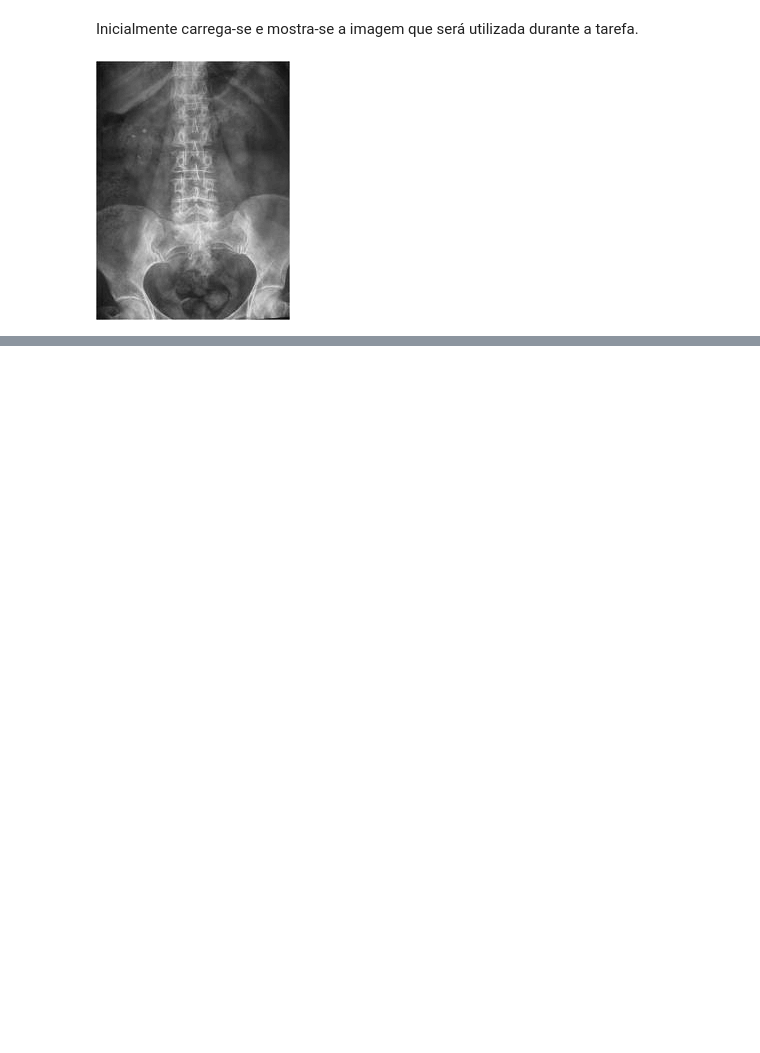
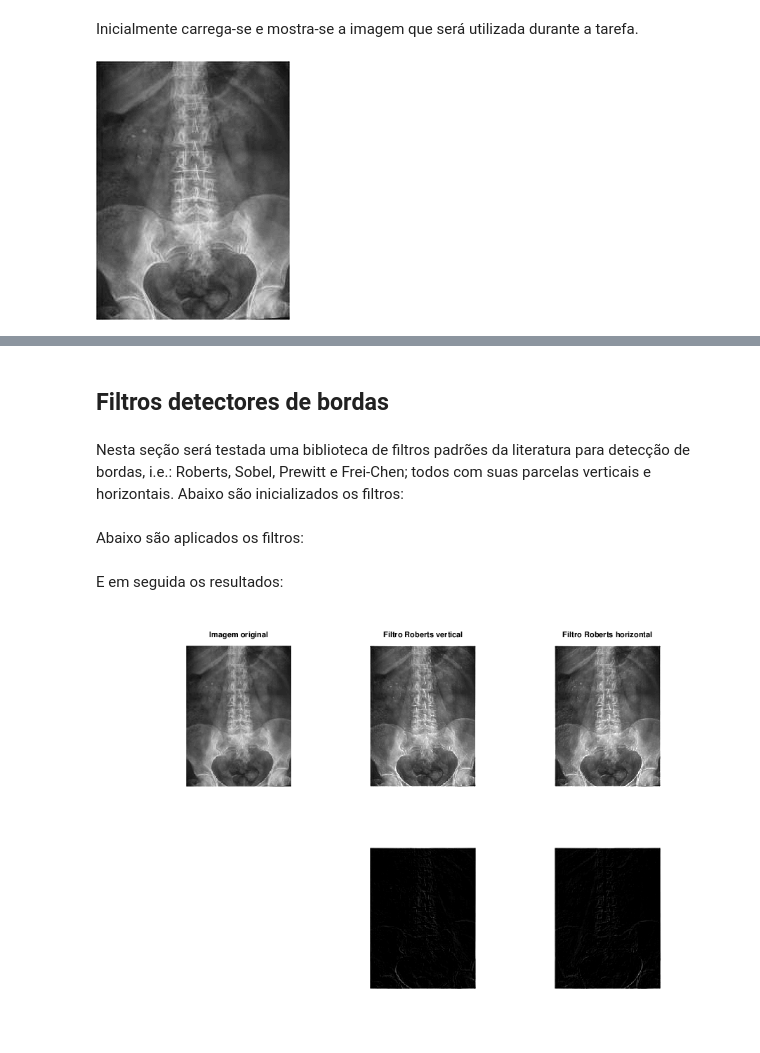
Before and after one commit to Lwao/tarefas-imagens-medicas-2, a Jupyter notebook: Tarefa 7/Tarefa 7 - Imagens Médicas 2.ipynb, the cells around one changed output, grey strips where cells are left out. Cells and saved outputs as stored; diff of their text form; code cells hidden in the pictures; blank space fills up the shorter version.

```diff
--- a/Tarefa 7/Tarefa 7 - Imagens Médicas 2.ipynb
+++ b/Tarefa 7/Tarefa 7 - Imagens Médicas 2.ipynb
@@ -22,0 +100,4 @@ imshow(img)
+# %% [markdown]
+## Filtros detectores de bordas
+# %% [markdown]
+Nesta seção será testada uma biblioteca de filtros padrões da literatura para detecção de bordas, i.e.: Roberts, Sobel, Prewitt e Frei-Chen; todos com suas parcelas verticais e horizontais. Abaixo são inicializados os filtros:
@@ -22,0 +116,45 @@ imshow(img)
+# %% [markdown]
+Abaixo são aplicados os filtros:
+# %%
+% Roberts
+img_rob_ver = imfilter(img, roberts_ver);
+img_rob_hor = imfilter(img, roberts_hor);
+
+% Sobel
+img_sob_ver = imfilter(img, sobel_ver);
+img_sob_hor = imfilter(img, sobel_hor);
+
+% Prewitt
+img_pre_ver = imfilter(img, prewitt_ver);
+img_pre_hor = imfilter(img, prewitt_hor);
+
+% Frei-Chen
+img_frei_ver = imfilter(img, freichen_ver);
+img_frei_hor = imfilter(img, freichen_hor);
+# %% [markdown]
+E em seguida os resultados:
+# %%
+figure();
+
+subplot(2,3,1);
+imshow(uint8(img));
+title('Imagem original');
+
+subplot(2,3,2);
+imshow(uint8(img_rob_ver+img));
+title('Filtro Roberts vertical');
+
+subplot(2,3,3);
+imshow(uint8(img_rob_hor+img));
+title('Filtro Roberts horizontal');
+
+subplot(2,3,5);
+imshow(uint8(img_rob_ver));
+
+subplot(2,3,6);
+imshow(uint8(img_rob_hor));
+
+
+set(gcf,'Position',[0 0 900 600])
+# %% [output]
+[figure, added]
```
Also changed, not shown: parts of 27 cells of this notebook.
